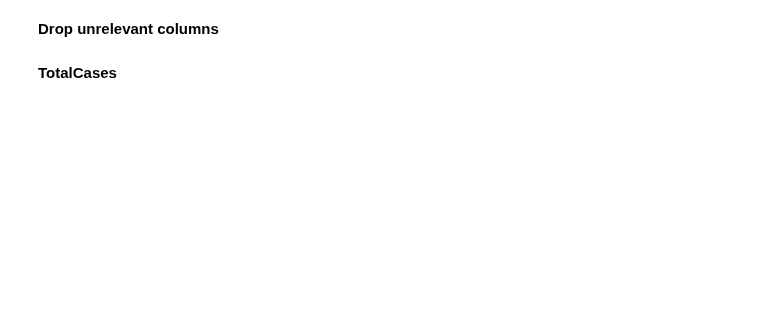
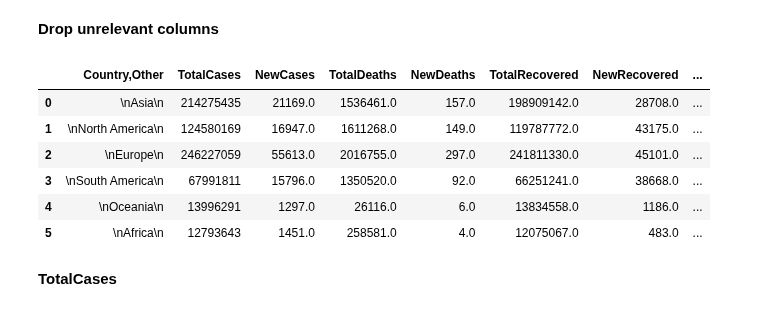
Before and after one commit to daongochoa2002/Lab1-Data-Visualization, a Jupyter notebook: Coronavirus Analysis.ipynb, the cells around one changed output. Saved outputs shown, nothing was run; the diff lists cells and outputs as text; code cells hidden in the pictures; blank space fills up the shorter version.

Commit message:
done continent

```diff
--- a/Coronavirus Analysis.ipynb
+++ b/Coronavirus Analysis.ipynb
@@ -467,7 +459,19 @@ df
 # %%
 columns = ['#','Tot\xa0Cases/1M pop', 'Deaths/1M pop', 'TotalTests',\
        'Tests/\n1M pop\n', 'Population', '1 Caseevery X ppl',\
-       '1 Deathevery X ppl', 'New Cases/1M pop', 'Active Cases/1M pop']
+       '1 Deathevery X ppl', 'New Cases/1M pop', 'Active Cases/1M pop', 'New Deaths/1M pop', '1 Testevery X ppl']
+
+# drop unrelevant columns
+df = continents_df.drop(columns=columns)
+df
+# %% [output]
+|  | Country,Other | TotalCases | NewCases | TotalDeaths | NewDeaths | TotalRecovered | NewRecovered | ... |
+| 0 | \nAsia\n | 214275435 | 21169.0 | 1536461.0 | 157.0 | 198909142.0 | 28708.0 | ... |
+| 1 | \nNorth America\n | 124580169 | 16947.0 | 1611268.0 | 149.0 | 119787772.0 | 43175.0 | ... |
+| 2 | \nEurope\n | 246227059 | 55613.0 | 2016755.0 | 297.0 | 241811330.0 | 45101.0 | ... |
+| 3 | \nSouth America\n | 67991811 | 15796.0 | 1350520.0 | 92.0 | 66251241.0 | 38668.0 | ... |
+| 4 | \nOceania\n | 13996291 | 1297.0 | 26116.0 | 6.0 | 13834558.0 | 1186.0 | ... |
+| 5 | \nAfrica\n | 12793643 | 1451.0 | 258581.0 | 4.0 | 12075067.0 | 483.0 | ... |
 # %% [markdown]
 **TotalCases**
 # %%
```
Also changed, not shown: parts of 24 cells of this notebook.
